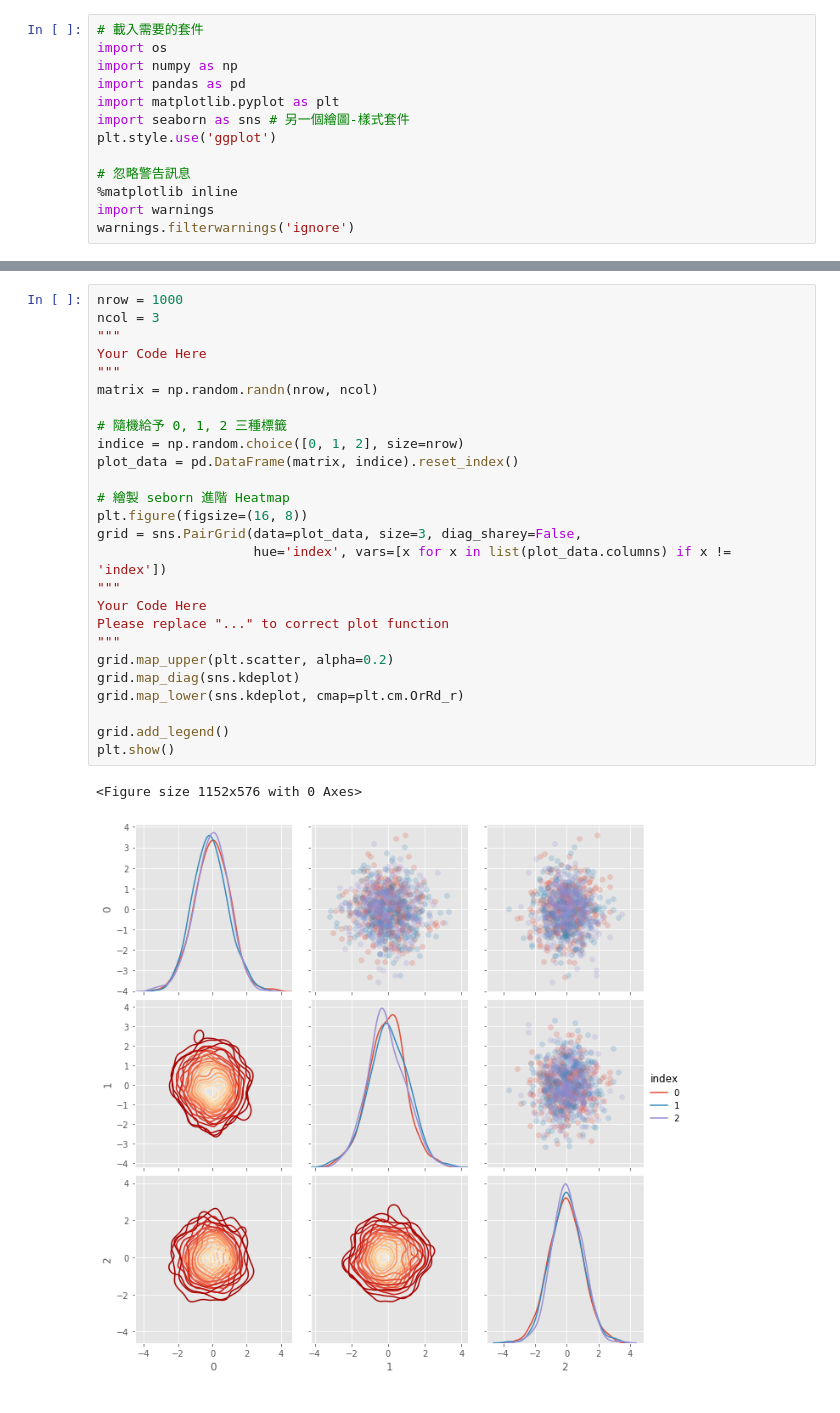
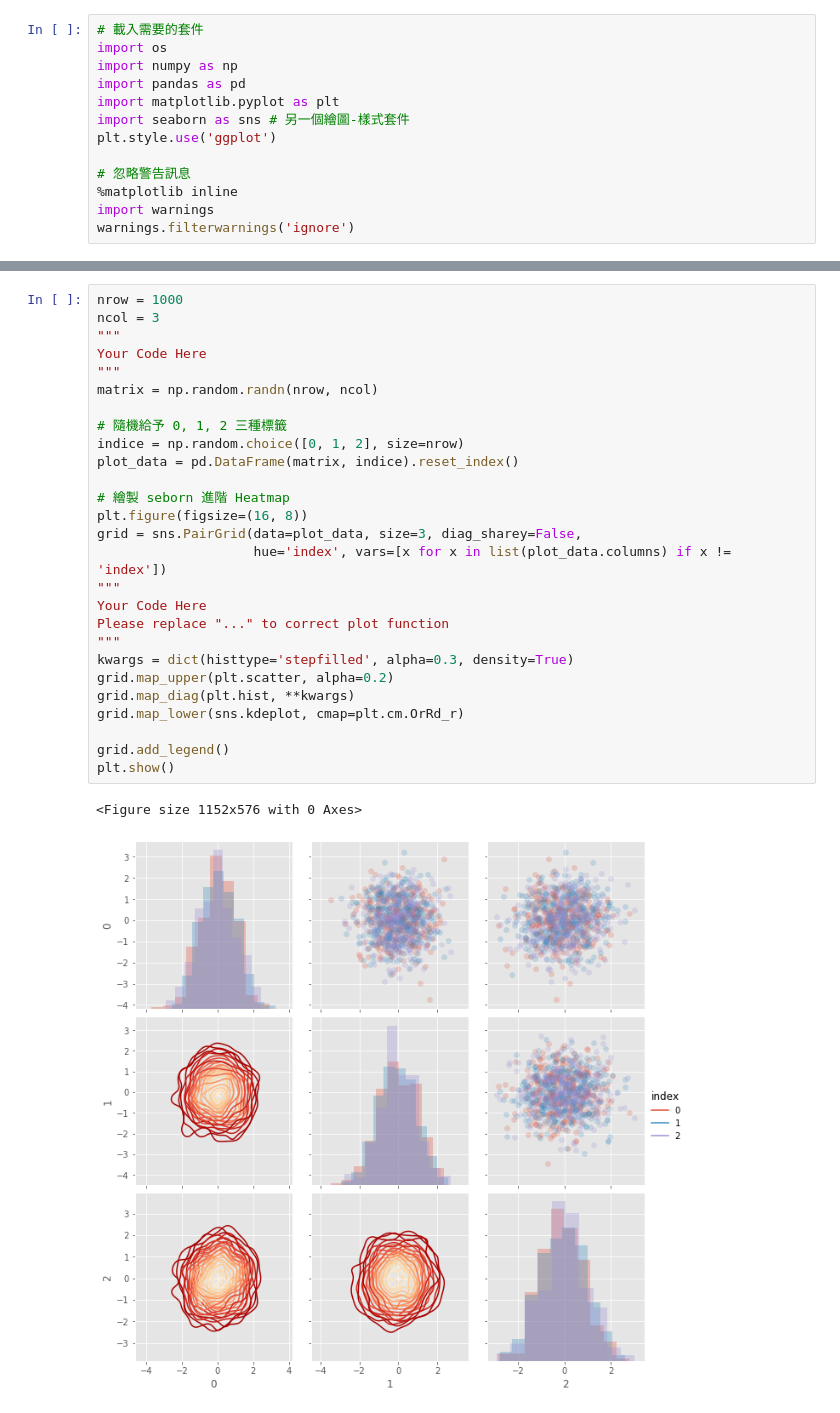
Before and after one commit to penguinwang96825/ML100Days, a Jupyter notebook: homework/Day020/Day_020_HW.ipynb, the cells around one changed output, grey strips where cells are left out. Cells and saved outputs as stored; diff of their text form.

```diff
--- a/homework/Day020/Day_020_HW.ipynb
+++ b/homework/Day020/Day_020_HW.ipynb
@@ -70,29 +71,30 @@ plt.show()
 # %%
 nrow = 1000
 ncol = 3
 """
 Your Code Here
 """
 matrix = np.random.randn(nrow, ncol)
 
 # 隨機給予 0, 1, 2 三種標籤
 indice = np.random.choice([0, 1, 2], size=nrow)
 plot_data = pd.DataFrame(matrix, indice).reset_index()
 
 # 繪製 seborn 進階 Heatmap
 plt.figure(figsize=(16, 8))
 grid = sns.PairGrid(data=plot_data, size=3, diag_sharey=False,
                     hue='index', vars=[x for x in list(plot_data.columns) if x != 'index'])
 """
 Your Code Here
 Please replace "..." to correct plot function
 """
+kwargs = dict(histtype='stepfilled', alpha=0.3, density=True)
 grid.map_upper(plt.scatter, alpha=0.2)
-grid.map_diag(sns.kdeplot)
+grid.map_diag(plt.hist, **kwargs)
 grid.map_lower(sns.kdeplot, cmap=plt.cm.OrRd_r)
 
 grid.add_legend()
 plt.show()
 # %% [output]
 <Figure size 1152x576 with 0 Axes>
-[figure, old version]
+[figure, new version]
```
Also changed, not shown: parts of 2 cells of this notebook.
